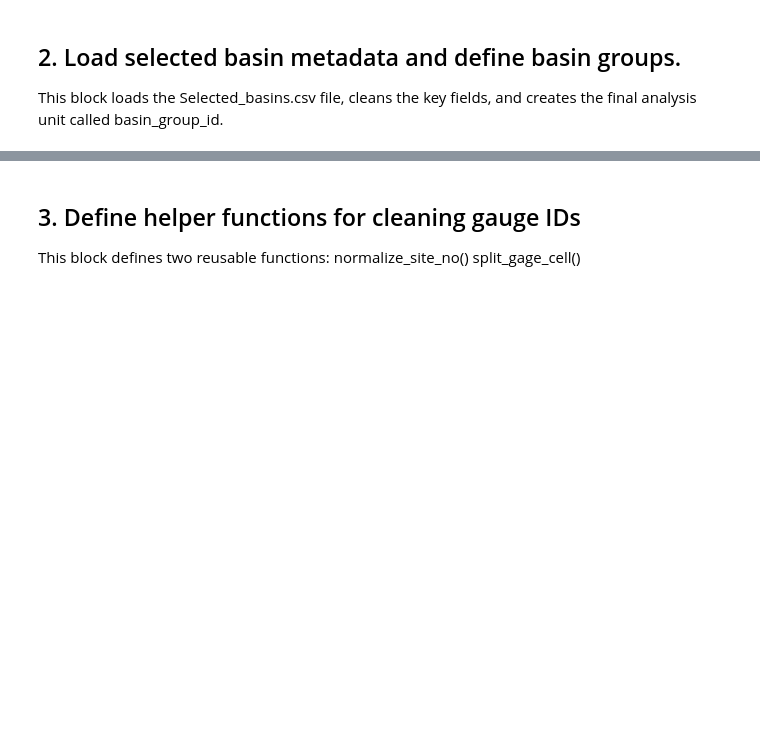
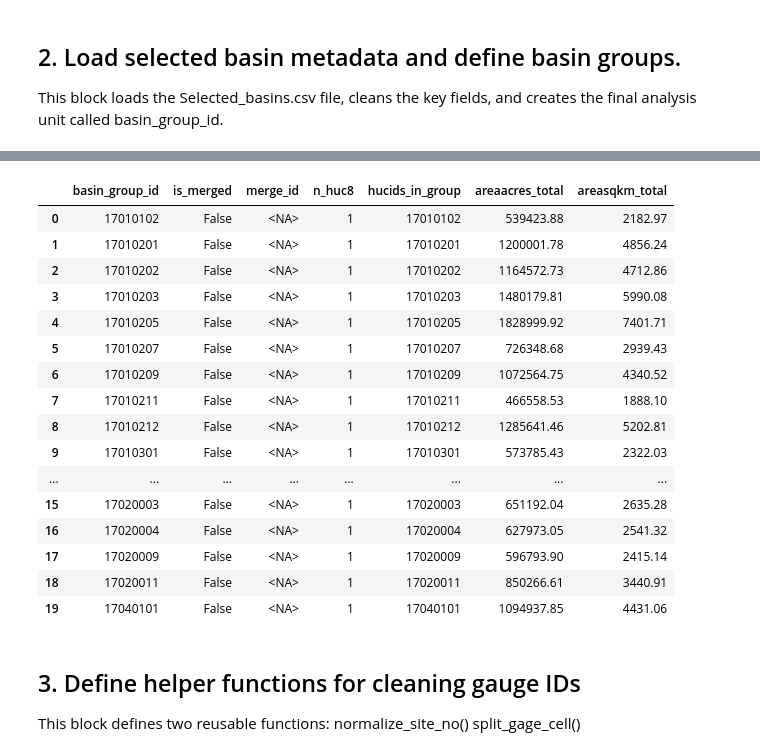
Before and after one commit to watrs-csumb/huc8basin-water-balance, a Jupyter notebook: q_data_wrangle_hucid.ipynb, the cells around one changed output, grey strips where cells are left out. Cells and saved outputs as stored; diff of their text form; code cells hidden in the pictures; blank space fills up the shorter version.

Commit message:
added area summary and hucid column for merged basins

```diff
--- a/q_data_wrangle_hucid.ipynb
+++ b/q_data_wrangle_hucid.ipynb
@@ -86,0 +143,55 @@ selected.head()
+# %%
+def first_nonnull(series):
+    values = series.dropna()
+    if len(values) == 0:
+        return pd.NA
+    return values.iloc[0]
+
+
+basin_group_metadata = (
+    huc_to_group_area
+    .groupby("basin_group_id", as_index=False)
+    .agg(
+        hucids_in_group=("HUCID", lambda x: ", ".join(sorted(set(x)))),
+        n_huc8=("HUCID", "nunique"),
+        merge_id=("merge_id", first_nonnull),
+        areaacres_total=("areaacres", "sum"),
+        areasqkm_total=("areasqkm", "sum")
+    )
+)
+
+basin_group_metadata["is_merged"] = basin_group_metadata["n_huc8"] > 1
+
+basin_group_metadata = basin_group_metadata[
+    [
+        "basin_group_id",
+        "is_merged",
+        "merge_id",
+        "n_huc8",
+        "hucids_in_group",
+        "areaacres_total",
+        "areasqkm_total"
+    ]
+]
+
+basin_group_metadata = basin_group_metadata.sort_values("basin_group_id")
+
+display(basin_group_metadata.head(20))
+# %% [output]
+|  | basin_group_id | is_merged | merge_id | n_huc8 | hucids_in_group | areaacres_total | areasqkm_total |
+| 0 | 17010102 | False | <NA> | 1 | 17010102 | 539423.88 | 2182.97 |
+| 1 | 17010201 | False | <NA> | 1 | 17010201 | 1200001.78 | 4856.24 |
+| 2 | 17010202 | False | <NA> | 1 | 17010202 | 1164572.73 | 4712.86 |
+| 3 | 17010203 | False | <NA> | 1 | 17010203 | 1480179.81 | 5990.08 |
+| 4 | 17010205 | False | <NA> | 1 | 17010205 | 1828999.92 | 7401.71 |
+| 5 | 17010207 | False | <NA> | 1 | 17010207 | 726348.68 | 2939.43 |
+| 6 | 17010209 | False | <NA> | 1 | 17010209 | 1072564.75 | 4340.52 |
+| 7 | 17010211 | False | <NA> | 1 | 17010211 | 466558.53 | 1888.10 |
+| 8 | 17010212 | False | <NA> | 1 | 17010212 | 1285641.46 | 5202.81 |
+| 9 | 17010301 | False | <NA> | 1 | 17010301 | 573785.43 | 2322.03 |
+| ... | ... | ... | ... | ... | ... | ... | ... |
+| 15 | 17020003 | False | <NA> | 1 | 17020003 | 651192.04 | 2635.28 |
+| 16 | 17020004 | False | <NA> | 1 | 17020004 | 627973.05 | 2541.32 |
+| 17 | 17020009 | False | <NA> | 1 | 17020009 | 596793.90 | 2415.14 |
+| 18 | 17020011 | False | <NA> | 1 | 17020011 | 850266.61 | 3440.91 |
+| 19 | 17040101 | False | <NA> | 1 | 17040101 | 1094937.85 | 4431.06 |
```
Also changed, not shown: parts of 5 cells of this notebook, 3 other files.
